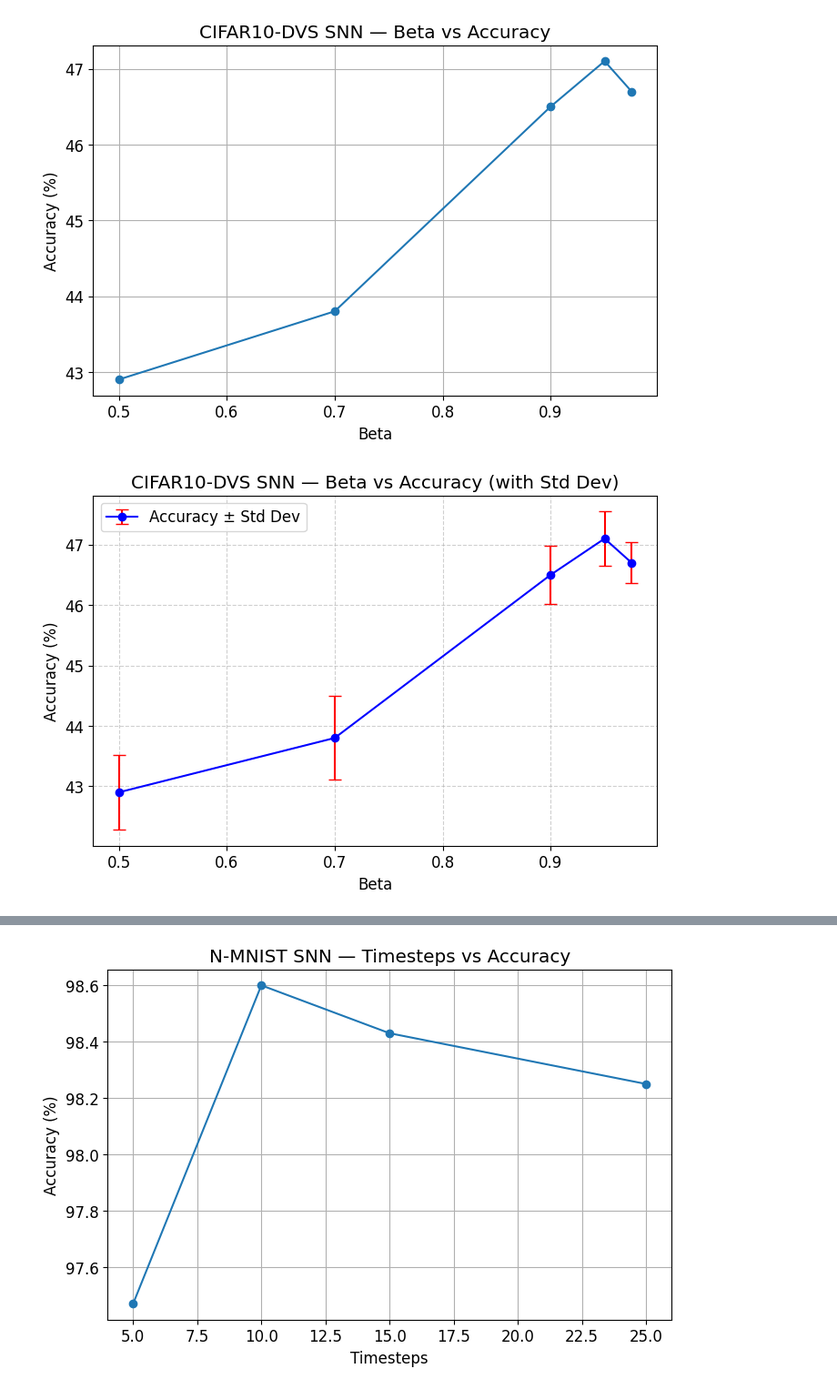
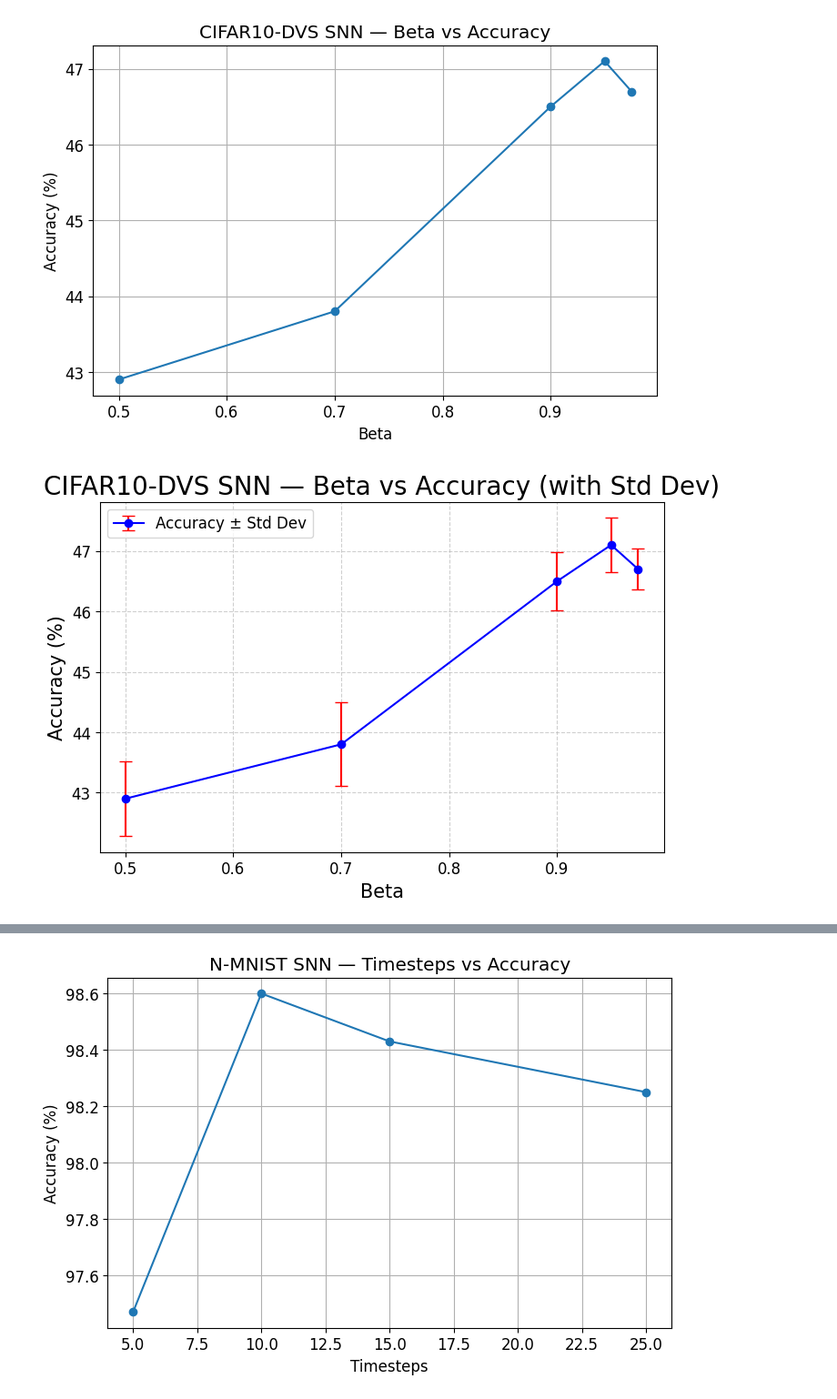
Before and after one commit to julenlegido/SpikingNeuralNetworks, a Jupyter notebook: notebooks/temporal_datasets.ipynb, the cells around one changed output, grey strips where cells are left out. Shown at 91% size. Saved outputs shown, nothing was run; the diff lists cells and outputs as text; code cells hidden in the pictures.

```diff
--- a/notebooks/temporal_datasets.ipynb
+++ b/notebooks/temporal_datasets.ipynb
@@ -64,37 +64,37 @@ dvs_betas = [
     dvs0975["beta"]
 ]
 
 dvs_acc = [
     dvs05["accuracy"][-1],
     dvs07["accuracy"][-1],
     dvs09["accuracy"][-1],
     dvs095["accuracy"][-1],
     dvs0975["accuracy"][-1]
 ]
 
 dvs_stds = [0.62, 0.69, 0.48, 0.45, 0.34]
 
 plt.errorbar(
     dvs_betas,
     dvs_acc,
     yerr=dvs_stds,
     fmt="o-",
     capsize=5,
     ecolor="red",
     color="blue",
     label="Accuracy ± Std Dev"
 )
 
-plt.xlabel("Beta")
-plt.ylabel("Accuracy (%)")
-plt.title("CIFAR10-DVS SNN — Beta vs Accuracy (with Std Dev)")
+plt.xlabel("Beta", fontsize=15)
+plt.ylabel("Accuracy (%)", fontsize=15)
+plt.title("CIFAR10-DVS SNN — Beta vs Accuracy (with Std Dev)", fontsize=20)
 plt.grid(True, linestyle="--", alpha=0.6)
 plt.legend()
 
 #plt.savefig("results/figures/beta_accuracy_comparison_CIFAR10dvs.png", dpi=300)
 plt.show()
 # %% [output]
-[figure, old version]
+[figure, new version]
 # %%
 spk_dvs05 = load_json("results/logs/spike_analysis_dvs_T10_beta0.5.json")
 spk_dvs07 = load_json("results/logs/spike_analysis_dvs_T10_beta0.7.json")
```
Also changed, not shown: parts of 9 cells of this notebook, 3 other files.
